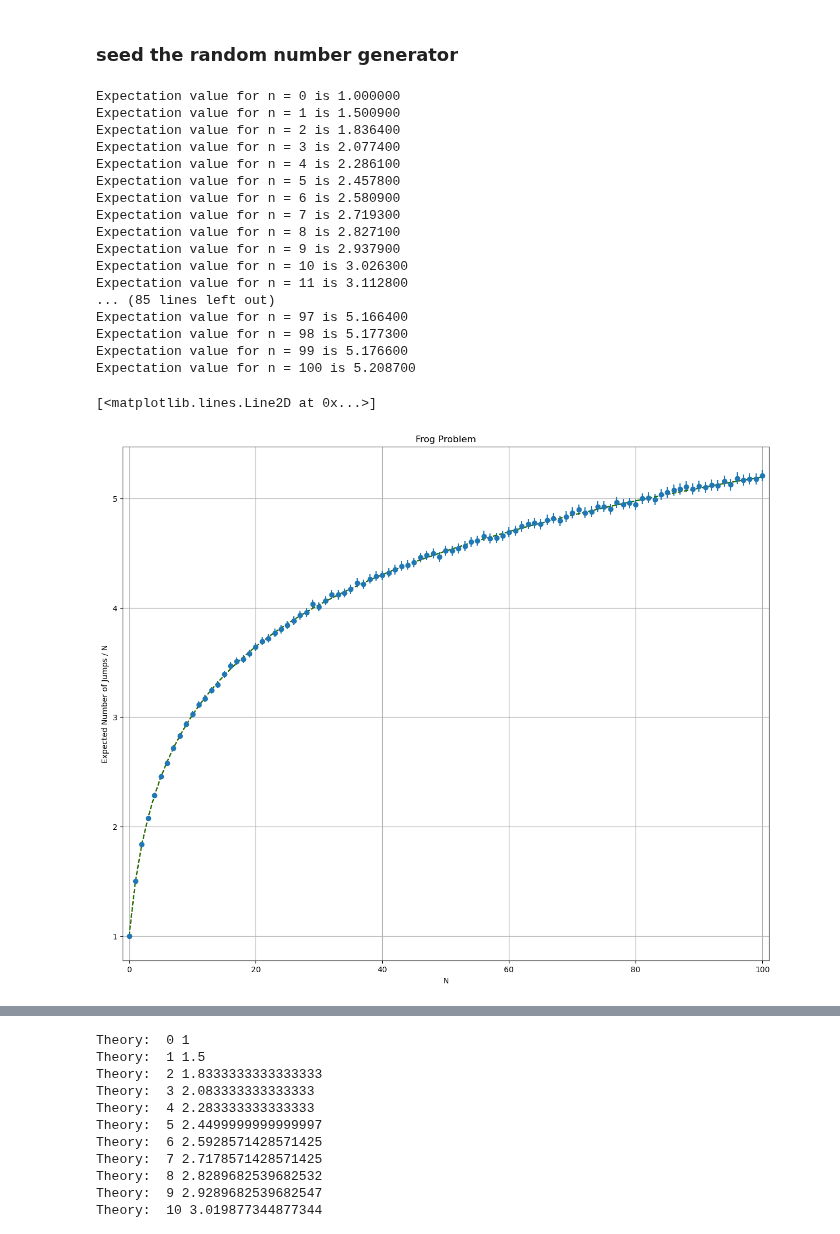
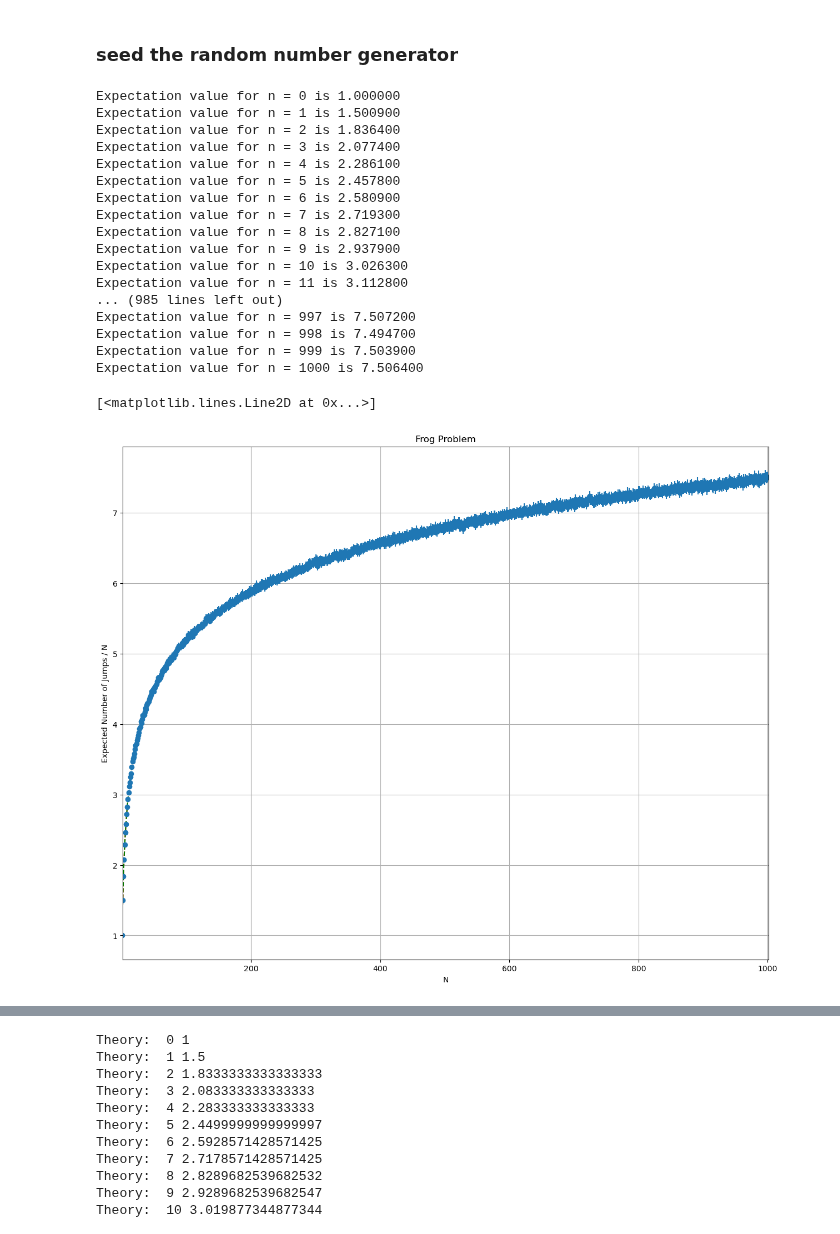
Before and after one commit to brash99/phys441, a Jupyter notebook: JupyterNotebooks/Assignment_Solutions/Assignment5/frogger.ipynb, the cells around one changed output, grey strips where cells are left out. Cells and saved outputs as stored; diff of their text form; code cells hidden in the pictures.

```diff
--- a/JupyterNotebooks/Assignment_Solutions/Assignment5/frogger.ipynb
+++ b/JupyterNotebooks/Assignment_Solutions/Assignment5/frogger.ipynb
@@ -50,7 +50,7 @@ import random
 # %% [markdown]
 ### Set the number of lilypads
 # %%
-n = 100
+n = 1000
 # %% [markdown]
 ### seed the random number generator
 # %%
@@ -155,31 +155,31 @@ Expectation value for n = 8 is 2.827100
 Expectation value for n = 9 is 2.937900
 Expectation value for n = 10 is 3.026300
 Expectation value for n = 11 is 3.112800
-... (85 lines left out)
-Expectation value for n = 97 is 5.166400
-Expectation value for n = 98 is 5.177300
-Expectation value for n = 99 is 5.176600
-Expectation value for n = 100 is 5.208700
+... (985 lines left out)
+Expectation value for n = 997 is 7.507200
+Expectation value for n = 998 is 7.494700
+Expectation value for n = 999 is 7.503900
+Expectation value for n = 1000 is 7.506400
 # %%
 # plot the results
 
 fig = plt.figure(figsize=(15,12))
 ax1 = fig.add_subplot(111)
 
 ax1.set_title("Frog Problem")
 ax1.set_xlabel('N')
 ax1.set_ylabel('Expected Number of Jumps / N')
-ax1.set_xlim(-1,n+1)
+ax1.set_xlim(1,n+1)
 #ax1.set_yscale("log")
 #ax1.set_xscale("log")
 ax1.grid(True)
 
 ax1.errorbar(x,y,yerr=sigma,fmt='o')
 ax1.plot(x,eval,'r--')
 ax1.plot(x,eval_harmonic,'g--')
 # %% [output]
 [<matplotlib.lines.Line2D at 0x...>]
-[figure, old version]
+[figure, new version]
 # %%
 n = 100
 
```
Also changed, not shown: parts of 5 cells of this notebook.
